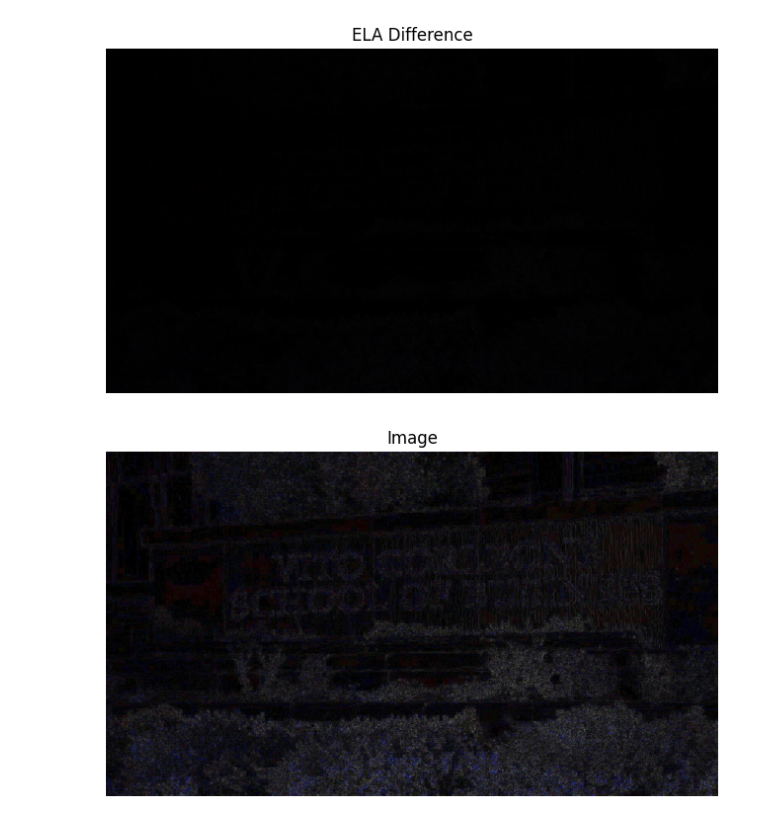
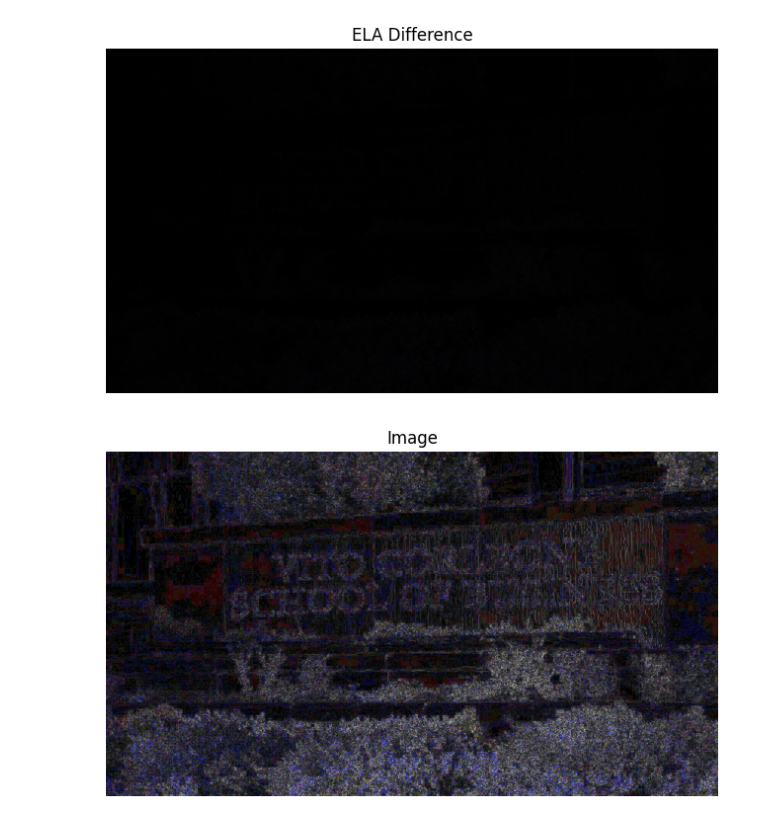
Before and after one commit to bp82125/ForgeryX-Server, a Jupyter notebook: notebooks/img_proc/ela.ipynb, the cells around one changed output. Cells and saved outputs as stored; diff of their text form; code cells hidden in the pictures.

```diff
--- a/notebooks/img_proc/ela.ipynb
+++ b/notebooks/img_proc/ela.ipynb
@@ -35,14 +35,14 @@ plot_image(ela_image, "ELA Difference")
 # %% [output]
 [figure]
 # %%
-scale_factor = 350.0
+scale_factor = 750
 
 extrema = ela_image.getextrema()
 max_difference = max([pix[1] for pix in extrema])
 max_difference = max_difference if max_difference > 0 else 1
 scale = scale_factor / max_difference
-ela_image = ImageEnhance.Brightness(ela_image).enhance(scale)
+enhanced_ela_img = ImageEnhance.Brightness(ela_image).enhance(scale)
 
-plot_image(ela_image)
+plot_image(enhanced_ela_img)
 # %% [output]
-[figure, old version]
+[figure, new version]
```
Also changed, not shown: 3 other files.
